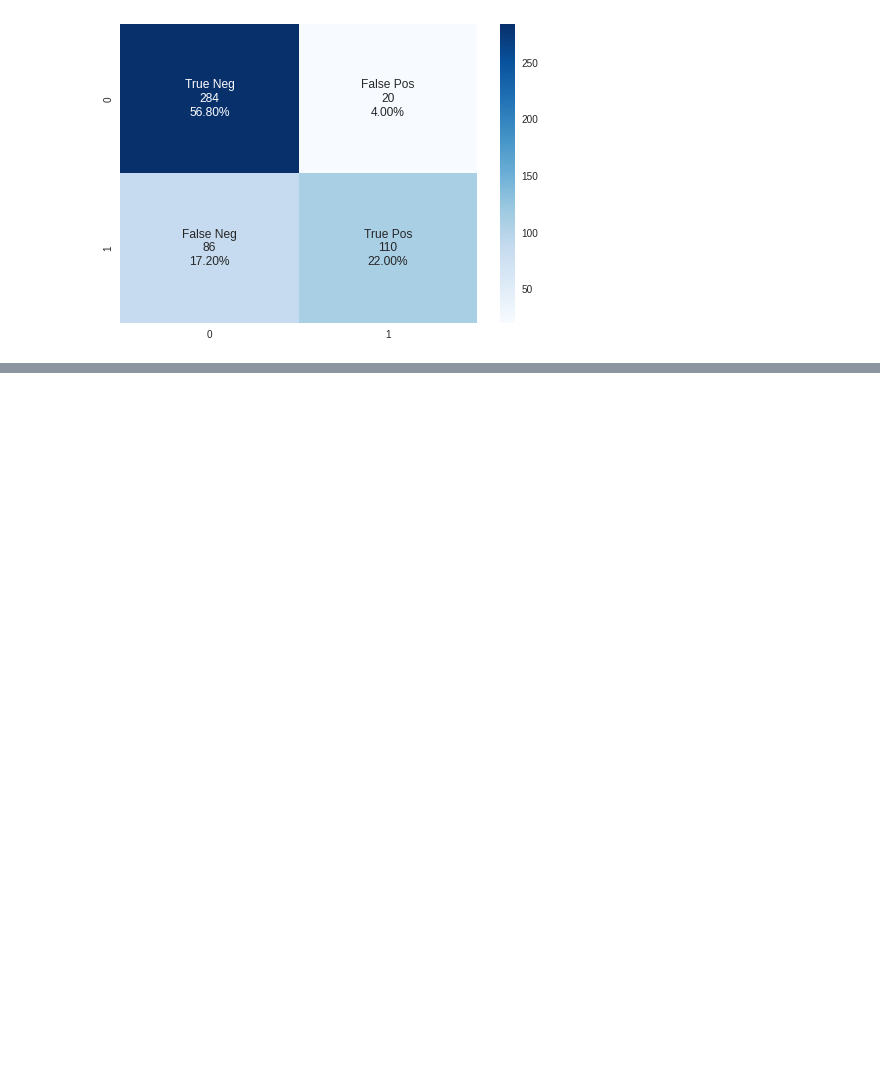
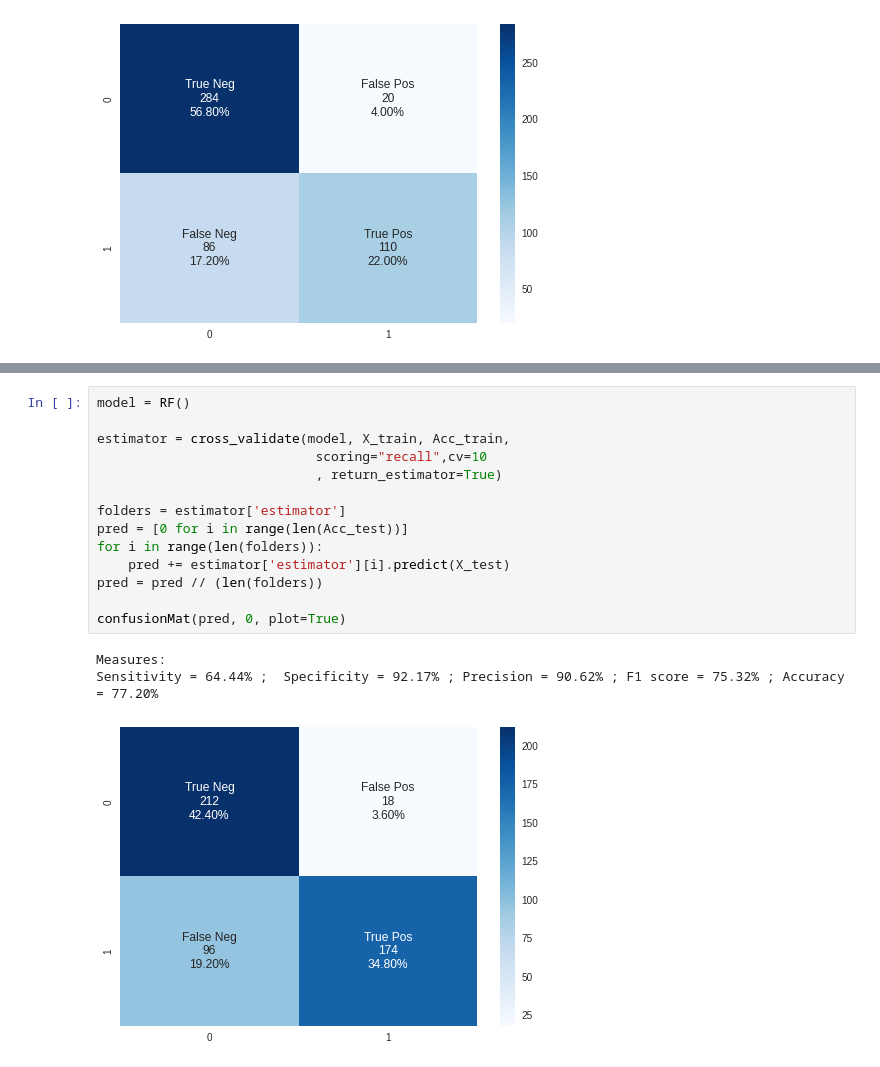
Before and after one commit to Emmalito/ML_BC2, a Jupyter notebook: src/modeling.ipynb, the cells around one changed output, grey strips where cells are left out. Cells and saved outputs as stored; diff of their text form; blank space fills up the shorter version.

```diff
--- a/src/modeling.ipynb
+++ b/src/modeling.ipynb
@@ -217,0 +237,18 @@ mean of 0.86 precision with a standard deviation of 0.01 for test_precision
+# %%
+model = RF()
+
+estimator = cross_validate(model, X_train, Acc_train,
+                            scoring="recall",cv=10
+                            , return_estimator=True)
+
+folders = estimator['estimator']
+pred = [0 for i in range(len(Acc_test))]
+for i in range(len(folders)):
+    pred += estimator['estimator'][i].predict(X_test)
+pred = pred // (len(folders))
+
+confusionMat(pred, 0, plot=True)
+# %% [output]
+Measures:
+Sensitivity = 64.44% ;  Specificity = 92.17% ; Precision = 90.62% ; F1 score = 75.32% ; Accuracy = 77.20%
+[figure, added]
```
Also changed, not shown: parts of 7 cells of this notebook.
